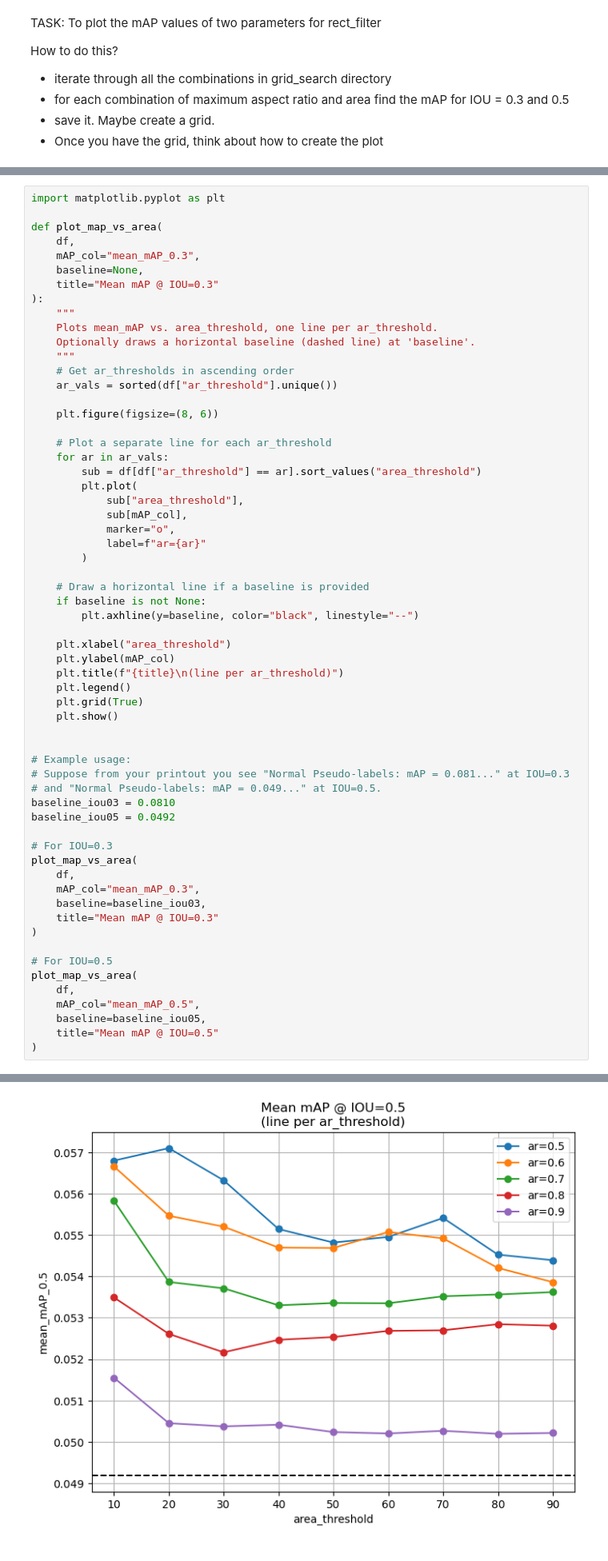
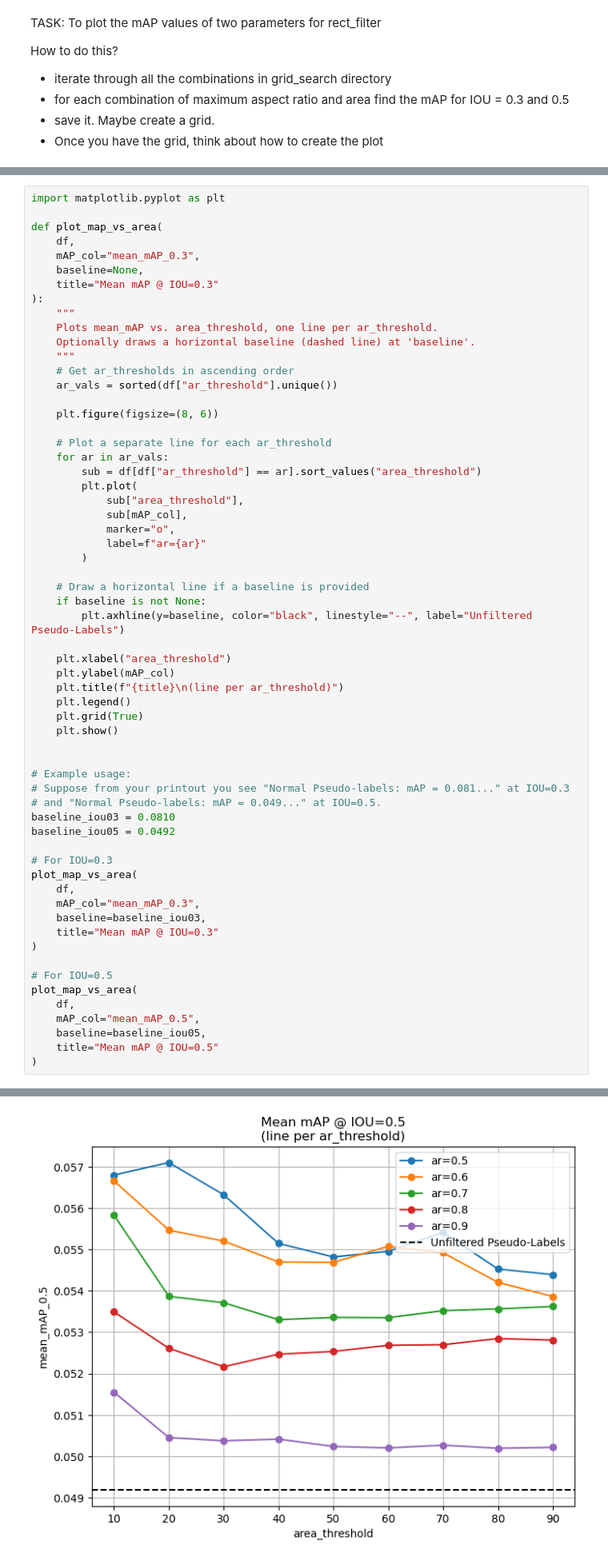
Before and after one commit to ravi0131/pseudo-labels, a Jupyter notebook: notebooks_experi/grid_search_sq_filter_plot.ipynb, the cells around one changed output, grey strips where cells are left out. Shown: that part at 80% size. Drawn from its saved outputs; the diff is of its cells as text.

Commit message:
chore: update plots for filters

```diff
--- a/notebooks_experi/grid_search_sq_filter_plot.ipynb
+++ b/notebooks_experi/grid_search_sq_filter_plot.ipynb
@@ -158,7 +158,7 @@ def plot_map_vs_area(
 
     # Draw a horizontal line if a baseline is provided
     if baseline is not None:
-        plt.axhline(y=baseline, color="black", linestyle="--")
+        plt.axhline(y=baseline, color="black", linestyle="--", label="Unfiltered Pseudo-Labels")
 
     plt.xlabel("area_threshold")
     plt.ylabel(mAP_col)
@@ -194,4 +194,4 @@ plot_map_vs_area(
-[figure, old version]
+[figure, new version]
 # %%
 # import matplotlib.pyplot as plt
 
```
Also changed, not shown: parts of 1 cell of this notebook, 1 other file.
